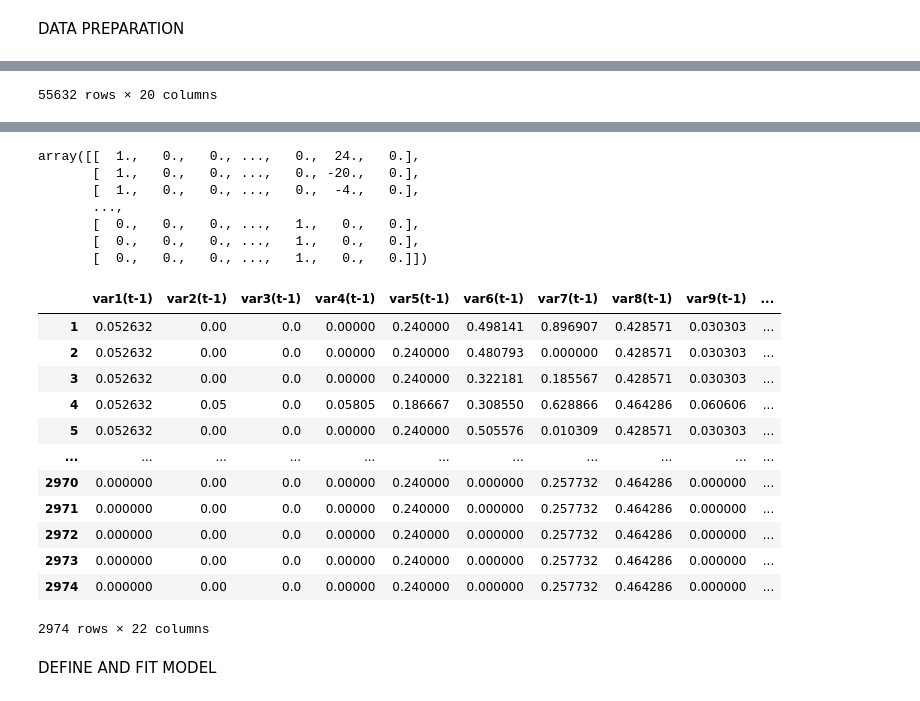
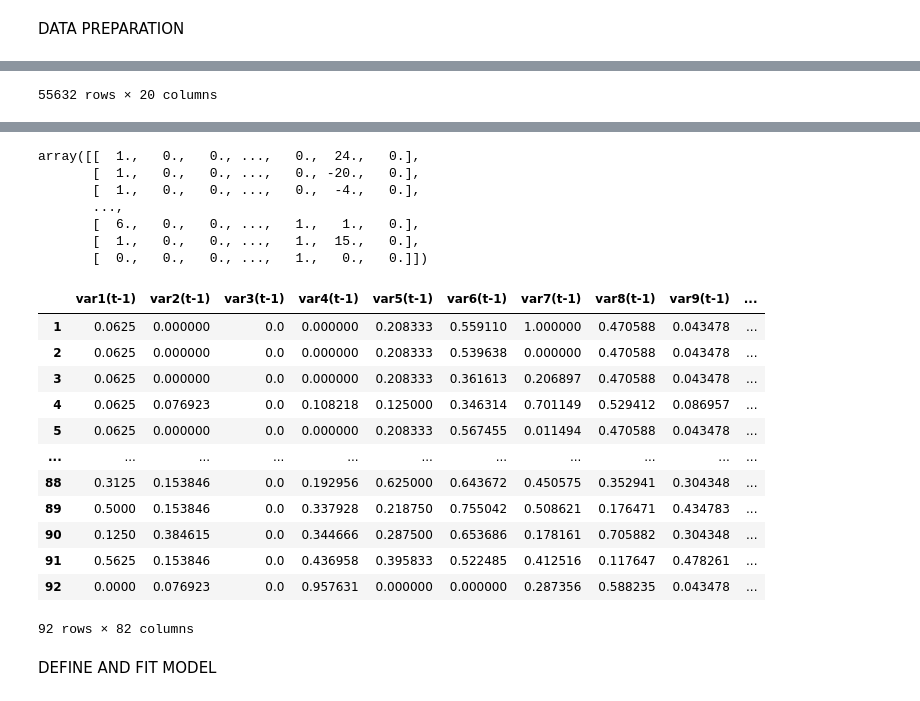
Before and after one commit to junzis/atdelay, a Jupyter notebook: LSTM_model.ipynb, the cells around one changed output, grey strips where cells are left out. Saved outputs shown, nothing was run; the diff lists cells and outputs as text; code cells hidden in the pictures.

```diff
--- a/LSTM_model.ipynb
+++ b/LSTM_model.ipynb
@@ -47,9 +54,9 @@ def series_to_supervised(data, n_in=1, n_out=1, dropnan=True):
 
 
 
-dataset = generateNNdata("EGLL", timeslotLength=15, catagoricalFlightDuration=False)
+dataset = generateNNdata("EGLL", timeslotLength=15, catagoricalFlightDuration=False, start=datetime(2019, 3, 1), end=datetime(2019, 3, 1))
 dataset = dataset.set_index("timeslot")
-
+# print(dataset.index)
 # dataset.columns = [
 #     "departing",
 #     "arriving",
@@ -84,11 +91,12 @@ dataset.insert(len(dataset.columns), 'arrivalsArrivalDelay', label2)
 display(dataset)
 # Get first month of Data
 number_of_months = 1
-index_slice = number_of_months * 4 * 24 * 31 - 1
+number_of_days = 1
+index_slice = number_of_days * 4 * 24
 dataset = dataset.iloc[0:index_slice]
 
 # summarize first 5 rows
-display(dataset)
+print(dataset.head(75))
 
 # Normalize values
 values = dataset.values
@@ -103,10 +111,10 @@ scaled = scaler.fit_transform(values)
 
 # frame as supervised learning
 number_of_past_steps = 1
-number_of_future_steps = 1
+number_of_future_steps = 4
 reframed = series_to_supervised(scaled, n_in=number_of_past_steps, n_out=number_of_future_steps)
 # drop columns we don't want to predict
-reframed.drop(columns=reframed.columns[[i for i in range(20,38)]], inplace=True)  # I don't think we need this, but not sure
+reframed.drop(columns=reframed.columns[[i for i in range(len(reframed.columns)-20, len(reframed.columns)-2)]], inplace=True)  # I don't think we need this, but not sure
 display(reframed)
 # %% [output]
 |  | departing | arriving | lowcost | arrivalsFlightDuration | arrivalsDepartureDelay | departuresFlightDuration | ... |
@@ -140,23 +151,23 @@ display(reframed)
 array([[  1.,   0.,   0., ...,   0.,  24.,   0.],
        [  1.,   0.,   0., ...,   0., -20.,   0.],
        [  1.,   0.,   0., ...,   0.,  -4.,   0.],
        ...,
-       [  0.,   0.,   0., ...,   1.,   0.,   0.],
-       [  0.,   0.,   0., ...,   1.,   0.,   0.],
+       [  6.,   0.,   0., ...,   1.,   1.,   0.],
+       [  1.,   0.,   0., ...,   1.,  15.,   0.],
        [  0.,   0.,   0., ...,   1.,   0.,   0.]])
-|  | var1(t-1) | var2(t-1) | var3(t-1) | var4(t-1) | var5(t-1) | var6(t-1) | var7(t-1) | var8(t-1) | var9(t-1) | ... |
-| 1 | 0.052632 | 0.00 | 0.0 | 0.00000 | 0.240000 | 0.498141 | 0.896907 | 0.428571 | 0.030303 | ... |
-| 2 | 0.052632 | 0.00 | 0.0 | 0.00000 | 0.240000 | 0.480793 | 0.000000 | 0.428571 | 0.030303 | ... |
-| 3 | 0.052632 | 0.00 | 0.0 | 0.00000 | 0.240000 | 0.322181 | 0.185567 | 0.428571 | 0.030303 | ... |
-| 4 | 0.052632 | 0.05 | 0.0 | 0.05805 | 0.186667 | 0.308550 | 0.628866 | 0.464286 | 0.060606 | ... |
-| 5 | 0.052632 | 0.00 | 0.0 | 0.00000 | 0.240000 | 0.505576 | 0.010309 | 0.428571 | 0.030303 | ... |
-| ... | ... | ... | ... | ... | ... | ... | ... | ... | ... | ... |
-| 2970 | 0.000000 | 0.00 | 0.0 | 0.00000 | 0.240000 | 0.000000 | 0.257732 | 0.464286 | 0.000000 | ... |
-| 2971 | 0.000000 | 0.00 | 0.0 | 0.00000 | 0.240000 | 0.000000 | 0.257732 | 0.464286 | 0.000000 | ... |
-| 2972 | 0.000000 | 0.00 | 0.0 | 0.00000 | 0.240000 | 0.000000 | 0.257732 | 0.464286 | 0.000000 | ... |
-| 2973 | 0.000000 | 0.00 | 0.0 | 0.00000 | 0.240000 | 0.000000 | 0.257732 | 0.464286 | 0.000000 | ... |
-| 2974 | 0.000000 | 0.00 | 0.0 | 0.00000 | 0.240000 | 0.000000 | 0.257732 | 0.464286 | 0.000000 | ... |
+|  | var1(t-1) | var2(t-1) | var3(t-1) | var4(t-1) | var5(t-1) | var6(t-1) | var7(t-1) | var8(t-1) | var9(t-1) | ... |
+| 1 | 0.0625 | 0.000000 | 0.0 | 0.000000 | 0.208333 | 0.559110 | 1.000000 | 0.470588 | 0.043478 | ... |
+| 2 | 0.0625 | 0.000000 | 0.0 | 0.000000 | 0.208333 | 0.539638 | 0.000000 | 0.470588 | 0.043478 | ... |
+| 3 | 0.0625 | 0.000000 | 0.0 | 0.000000 | 0.208333 | 0.361613 | 0.206897 | 0.470588 | 0.043478 | ... |
+| 4 | 0.0625 | 0.076923 | 0.0 | 0.108218 | 0.125000 | 0.346314 | 0.701149 | 0.529412 | 0.086957 | ... |
+| 5 | 0.0625 | 0.000000 | 0.0 | 0.000000 | 0.208333 | 0.567455 | 0.011494 | 0.470588 | 0.043478 | ... |
+| ... | ... | ... | ... | ... | ... | ... | ... | ... | ... | ... |
+| 88 | 0.3125 | 0.153846 | 0.0 | 0.192956 | 0.625000 | 0.643672 | 0.450575 | 0.352941 | 0.304348 | ... |
+| 89 | 0.5000 | 0.153846 | 0.0 | 0.337928 | 0.218750 | 0.755042 | 0.508621 | 0.176471 | 0.434783 | ... |
+| 90 | 0.1250 | 0.384615 | 0.0 | 0.344666 | 0.287500 | 0.653686 | 0.178161 | 0.705882 | 0.304348 | ... |
+| 91 | 0.5625 | 0.153846 | 0.0 | 0.436958 | 0.395833 | 0.522485 | 0.412516 | 0.117647 | 0.478261 | ... |
+| 92 | 0.0000 | 0.076923 | 0.0 | 0.957631 | 0.000000 | 0.000000 | 0.287356 | 0.588235 | 0.043478 | ... |
-2974 rows × 22 columns
+92 rows × 82 columns
 # %% [markdown]
 DEFINE AND FIT MODEL
 # %%
```
Also changed, not shown: parts of 10 cells of this notebook, 1 other file.
